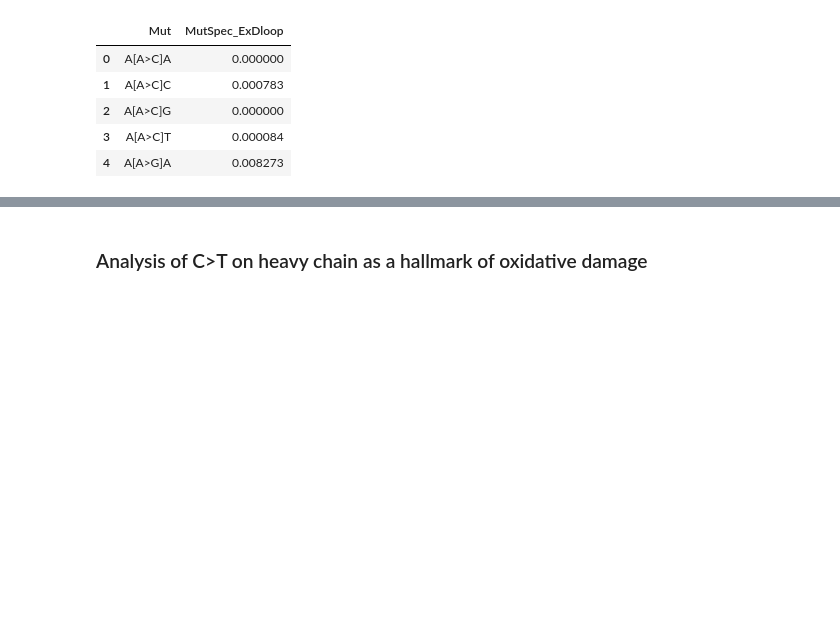
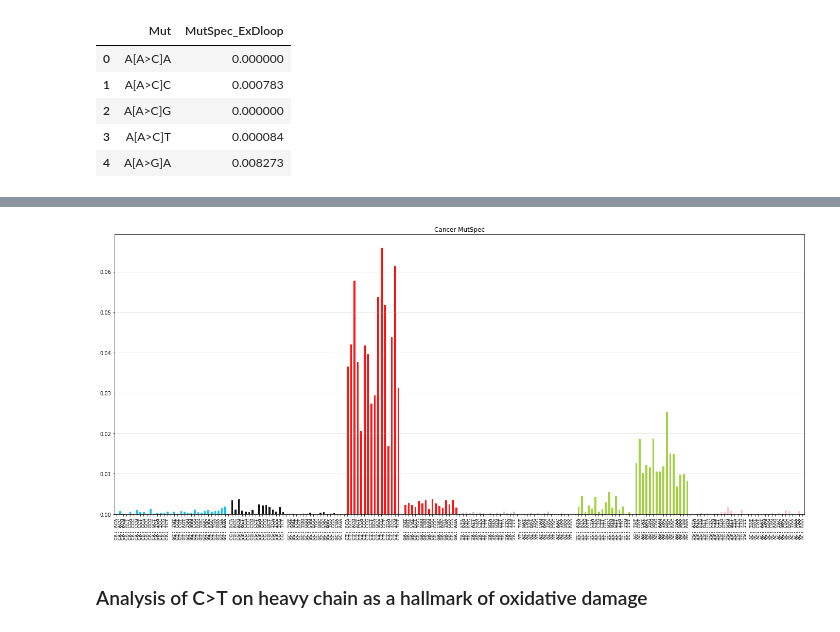
Before and after one commit to mitoclub/mtdna-192component-mutspec-chordata, a Jupyter notebook: scripts/get_mutspec.ipynb, the cells around one changed output, grey strips where cells are left out. Saved outputs shown, nothing was run; the diff lists cells and outputs as text; code cells hidden in the pictures; blank space fills up the shorter version.

```diff
--- a/scripts/get_mutspec.ipynb
+++ b/scripts/get_mutspec.ipynb
@@ -200,3 +201,7 @@ cancer.head()
 exdloop = cancer.iloc[:,[0,1]]
 exdloop['Class'] = 'cancer'
 exdloop = exdloop.rename(columns={'MutSpec_ExDloop': 'MutSpec'})
+# %%
+exdloop["MutBase"] = exdloop.Mut.str.slice(2, 5)
+exdloop["Context"] = exdloop.Mut.str.get(0) + exdloop.Mut.str.get(2) + exdloop.Mut.str.get(-1)
+exdloop.head()
@@ -203,3 +215,8 @@ exdloop = exdloop.rename(columns={'MutSpec_ExDloop': 'MutSpec'})
+# %%
+plot_mutspec192(mutspec192=exdloop, title='Cancer MutSpec', filepath='../pictures/MutSpec/MutSpec192Cancers.pdf',
+                fontname='Courier', fontsize=10)
+# %% [output]
+[figure, added]
 # %% [markdown]
 ### Analysis of C>T on heavy chain as a hallmark of oxidative damage
 # %%
```
Also changed, not shown: parts of 5 cells of this notebook, 5 other files.
